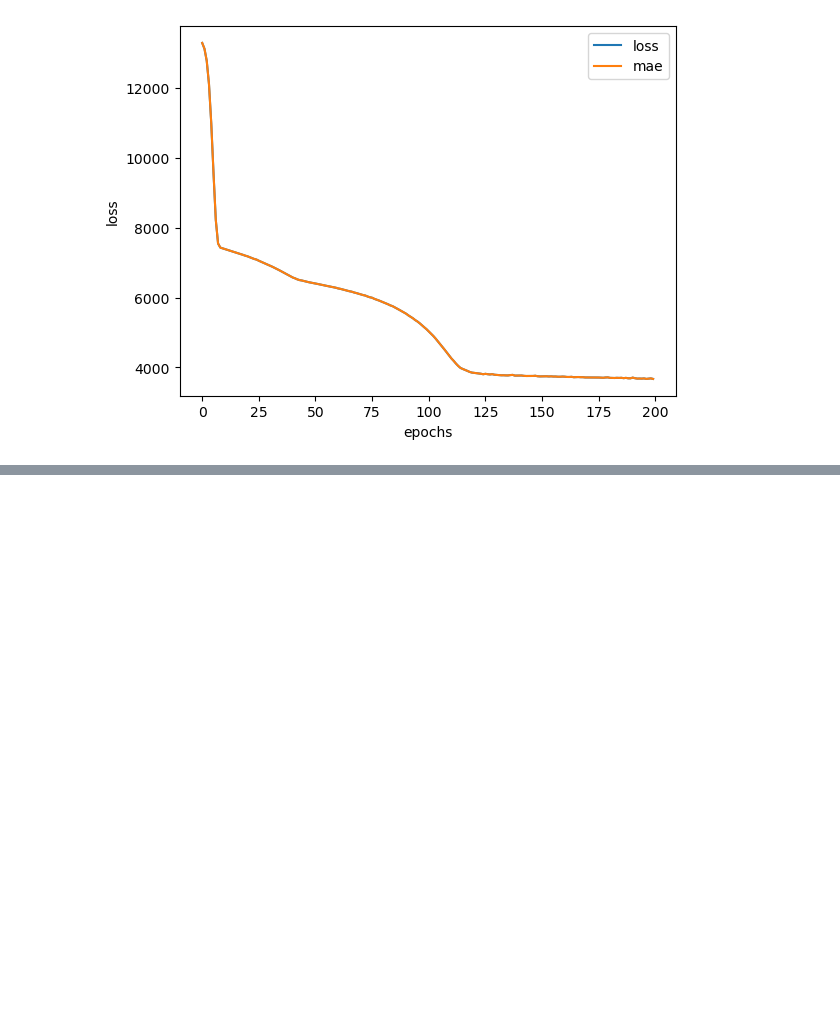
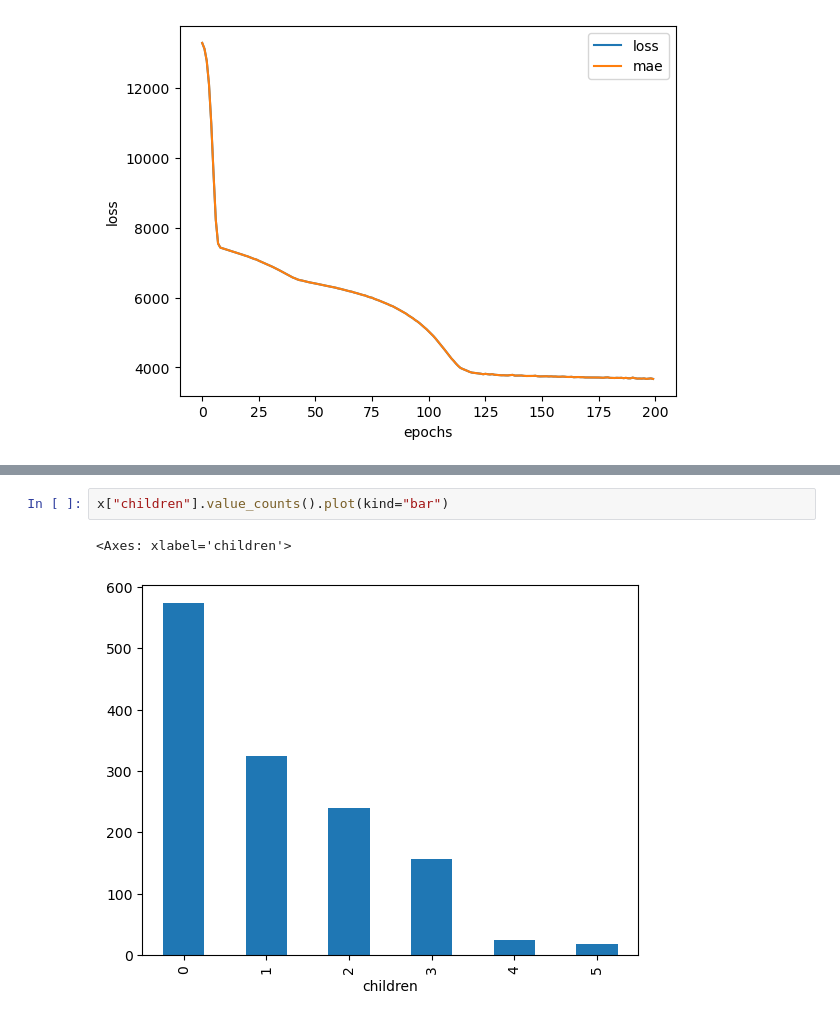
Before and after one commit to GZMaster/tensorflow-deep-learning, a Jupyter notebook: pratice/01_neural_network_regression_pratice.ipynb, the cells around one changed output, grey strips where cells are left out. Cells and saved outputs as stored; diff of their text form; blank space fills up the shorter version.

```diff
--- a/pratice/01_neural_network_regression_pratice.ipynb
+++ b/pratice/01_neural_network_regression_pratice.ipynb
@@ -954,0 +983,5 @@ Text(0.5, 0, 'epochs')
+# %%
+x["children"].value_counts().plot(kind="bar")
+# %% [output]
+<Axes: xlabel='children'>
+[figure, added]
```
Also changed, not shown: parts of 7 cells of this notebook.
